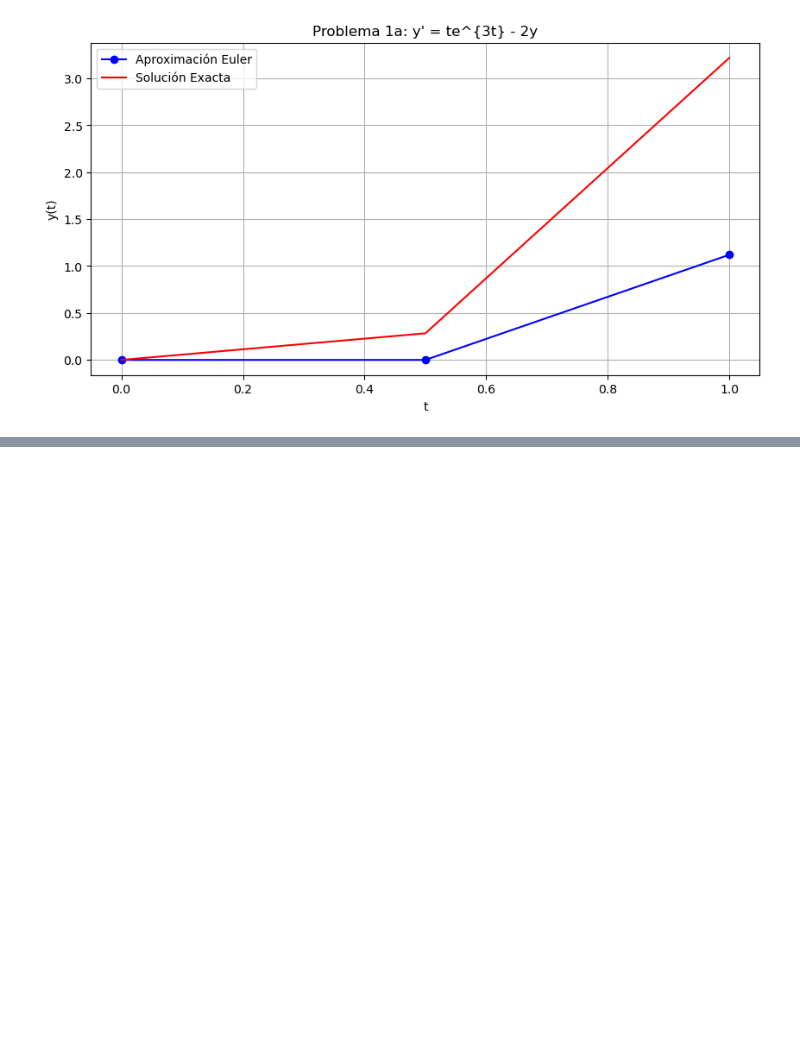
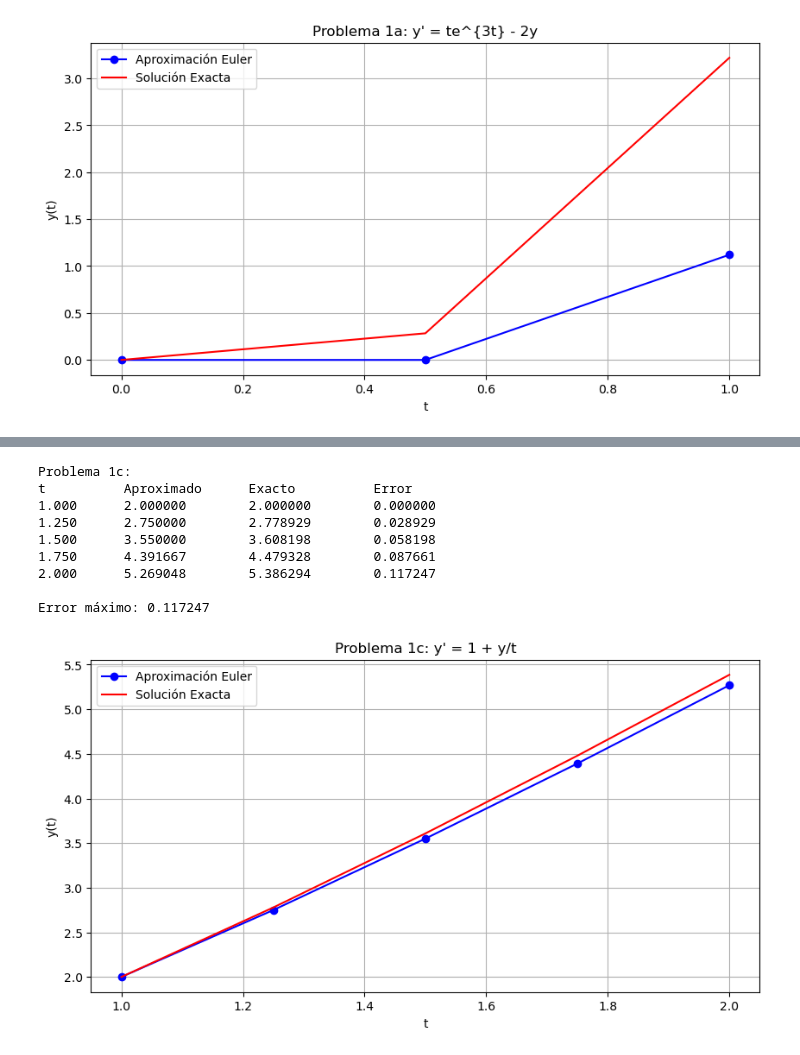
Before and after one commit to JASL22/-Tarea-12-Ejercicios-Unidad-05-A-ODE-Metodo-de-Euler, a Jupyter notebook: Deber 12.ipynb, the cells around one changed output, grey strips where cells are left out. Cells and saved outputs as stored; diff of their text form; code cells hidden in the pictures; blank space fills up the shorter version.

```diff
--- a/Deber 12.ipynb
+++ b/Deber 12.ipynb
@@ -157,0 +192,36 @@ Error máximo: 2.098677
+# %%
+# 1.c)
+# Parámetros
+t0, y0 = 1, 2
+h = 0.25
+n = int((2-1)/h)
+
+# Solución
+t, y = euler_method(f1c, t0, y0, h, n)
+errors, y_exact = calculate_errors(t, y, sol1c)
+
+# Resultados
+print("Problema 1c:")
+print_results(t, y, y_exact, errors)
+
+# Gráfico
+plt.figure(figsize=(10, 5))
+plt.plot(t, y, 'bo-', label='Aproximación Euler')
+plt.plot(t, y_exact, 'r-', label='Solución Exacta')
+plt.title("Problema 1c: y' = 1 + y/t")
+plt.xlabel('t')
+plt.ylabel('y(t)')
+plt.legend()
+plt.grid()
+plt.show()
+# %% [output]
+Problema 1c:
+t          Aproximado      Exacto          Error
+1.000      2.000000        2.000000        0.000000
+1.250      2.750000        2.778929        0.028929
+1.500      3.550000        3.608198        0.058198
+1.750      4.391667        4.479328        0.087661
+2.000      5.269048        5.386294        0.117247
+
+Error máximo: 0.117247
+[figure, added]
```
Also changed, not shown: parts of 2 cells of this notebook.
